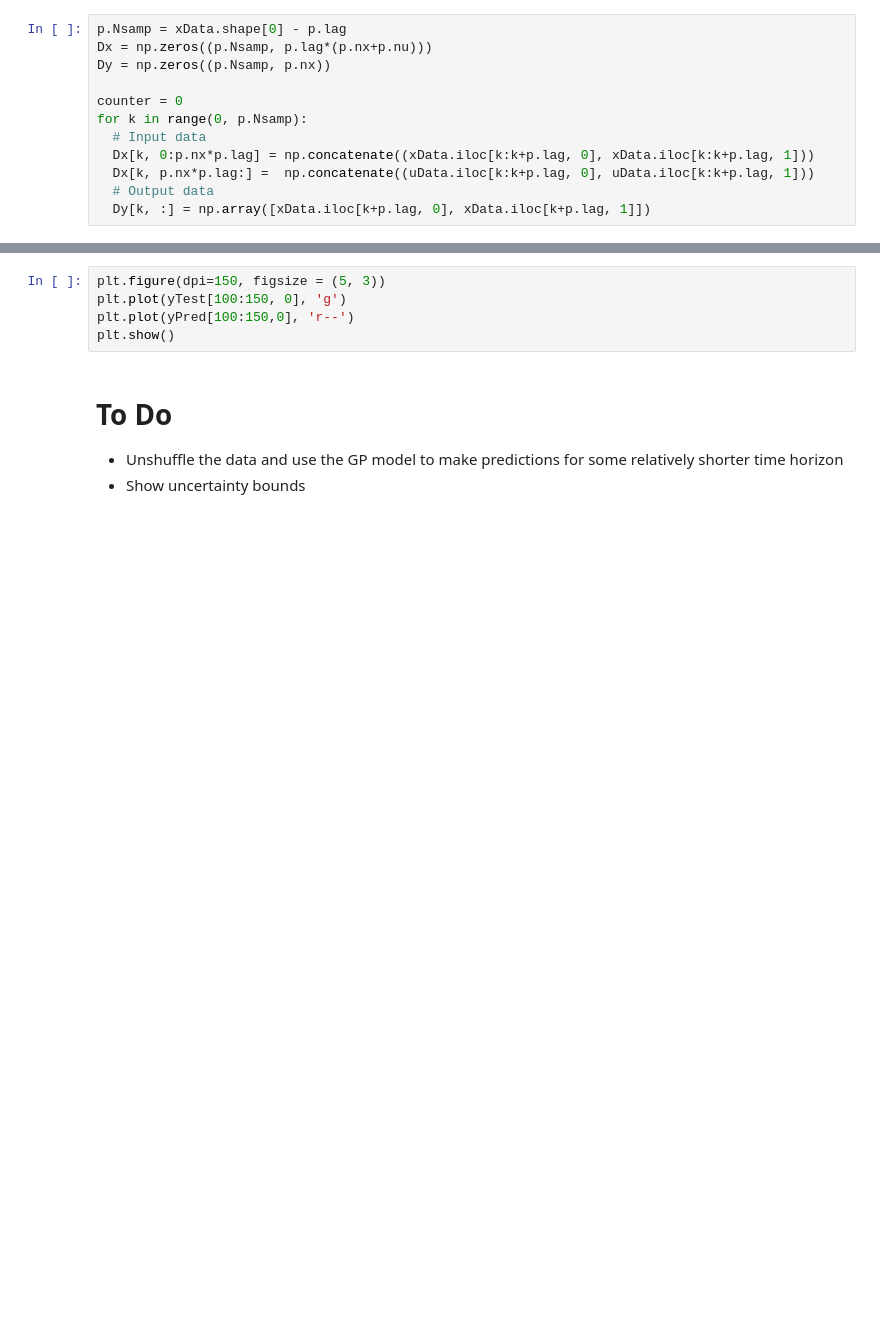
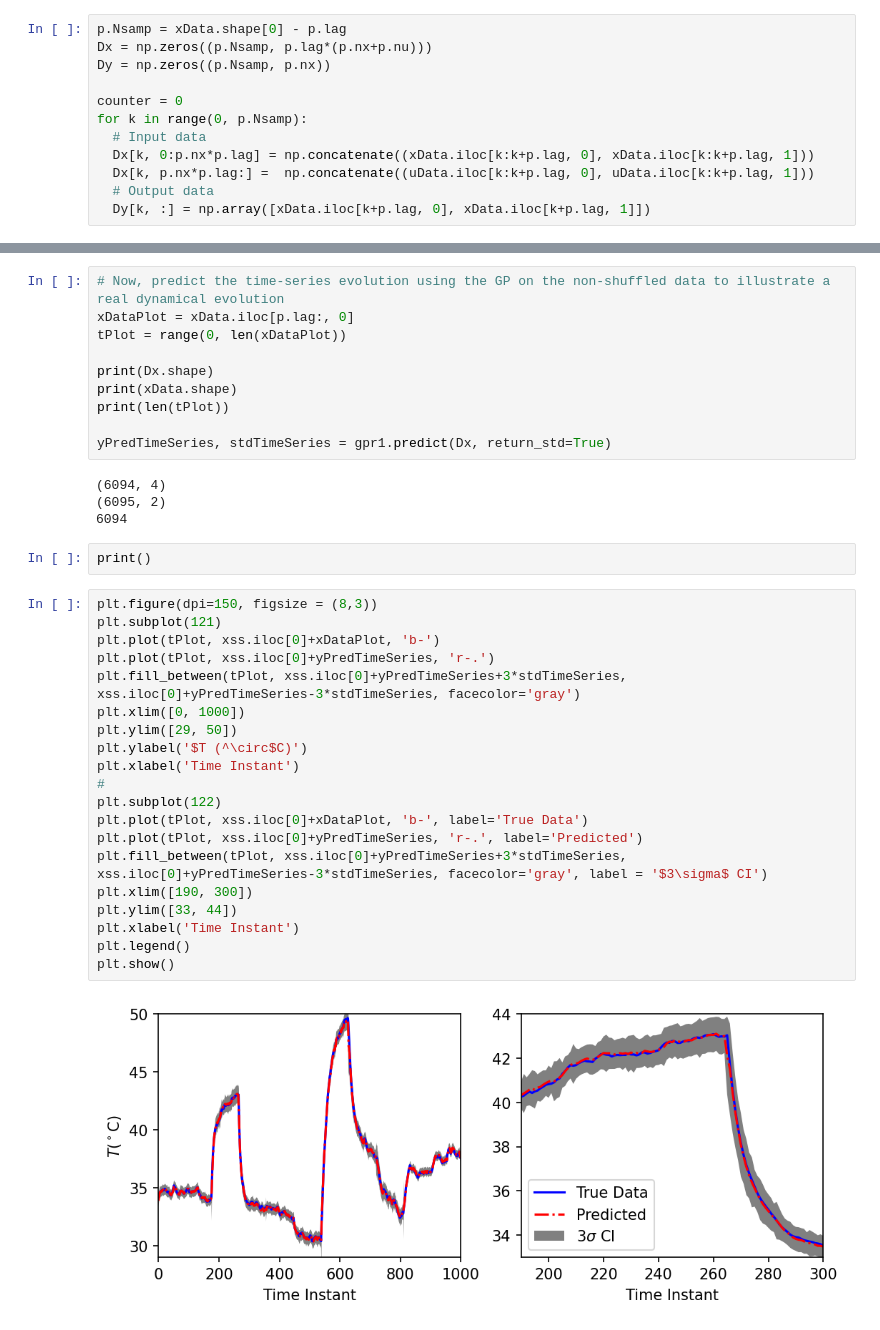
Before and after one commit to adbonzanini/ML-for-plasmas, a Jupyter notebook: APPJ_Dynamic_Model/APPJ_Dynamic_Modeling_GP.ipynb, the cells around one changed output, grey strips where cells are left out. Cells and saved outputs as stored; diff of their text form; blank space fills up the shorter version.

```diff
--- a/APPJ_Dynamic_Model/APPJ_Dynamic_Modeling_GP.ipynb
+++ b/APPJ_Dynamic_Model/APPJ_Dynamic_Modeling_GP.ipynb
@@ -250,9 +292,38 @@ TypeError: ignored
-# %%
-plt.figure(dpi=150, figsize = (5, 3))
-plt.plot(yTest[100:150, 0], 'g')
-plt.plot(yPred[100:150,0], 'r--')
-plt.show()
-# %% [markdown]
-# To Do
-* Unshuffle the data and use the GP model to make predictions for some relatively shorter time horizon
-* Show uncertainty bounds
+# %%
+# Now, predict the time-series evolution using the GP on the non-shuffled data to illustrate a real dynamical evolution
+xDataPlot = xData.iloc[p.lag:, 0]
+tPlot = range(0, len(xDataPlot))
+
+print(Dx.shape)
+print(xData.shape)
+print(len(tPlot))
+
+yPredTimeSeries, stdTimeSeries = gpr1.predict(Dx, return_std=True)
+# %% [output]
+(6094, 4)
+(6095, 2)
+6094
+# %%
+print()
+# %%
+plt.figure(dpi=150, figsize = (8,3))
+plt.subplot(121)
+plt.plot(tPlot, xss.iloc[0]+xDataPlot, 'b-')
+plt.plot(tPlot, xss.iloc[0]+yPredTimeSeries, 'r-.')
+plt.fill_between(tPlot, xss.iloc[0]+yPredTimeSeries+3*stdTimeSeries, xss.iloc[0]+yPredTimeSeries-3*stdTimeSeries, facecolor='gray')
+plt.xlim([0, 1000])
+plt.ylim([29, 50])
+plt.ylabel('$T (^\circ$C)')
+plt.xlabel('Time Instant')
+#
+plt.subplot(122)
+plt.plot(tPlot, xss.iloc[0]+xDataPlot, 'b-', label='True Data')
+plt.plot(tPlot, xss.iloc[0]+yPredTimeSeries, 'r-.', label='Predicted')
+plt.fill_between(tPlot, xss.iloc[0]+yPredTimeSeries+3*stdTimeSeries, xss.iloc[0]+yPredTimeSeries-3*stdTimeSeries, facecolor='gray', label = '$3\sigma$ CI')
+plt.xlim([190, 300])
+plt.ylim([33, 44])
+plt.xlabel('Time Instant')
+plt.legend()
+plt.show()
+# %% [output]
+[figure, added]
```
Also changed, not shown: parts of 8 cells of this notebook.
